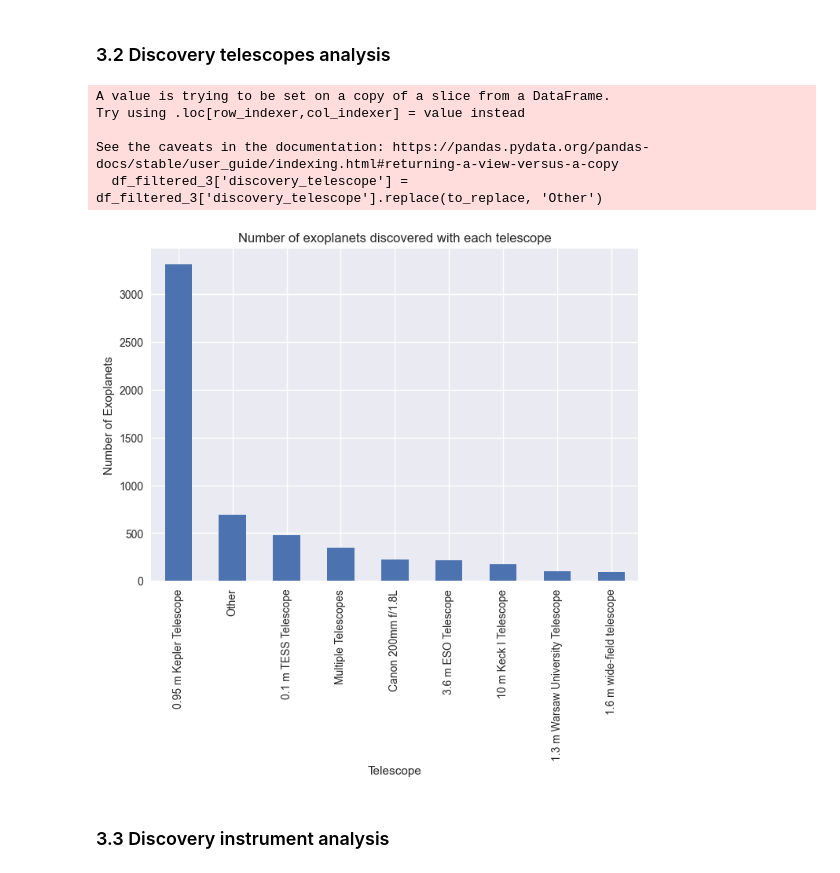
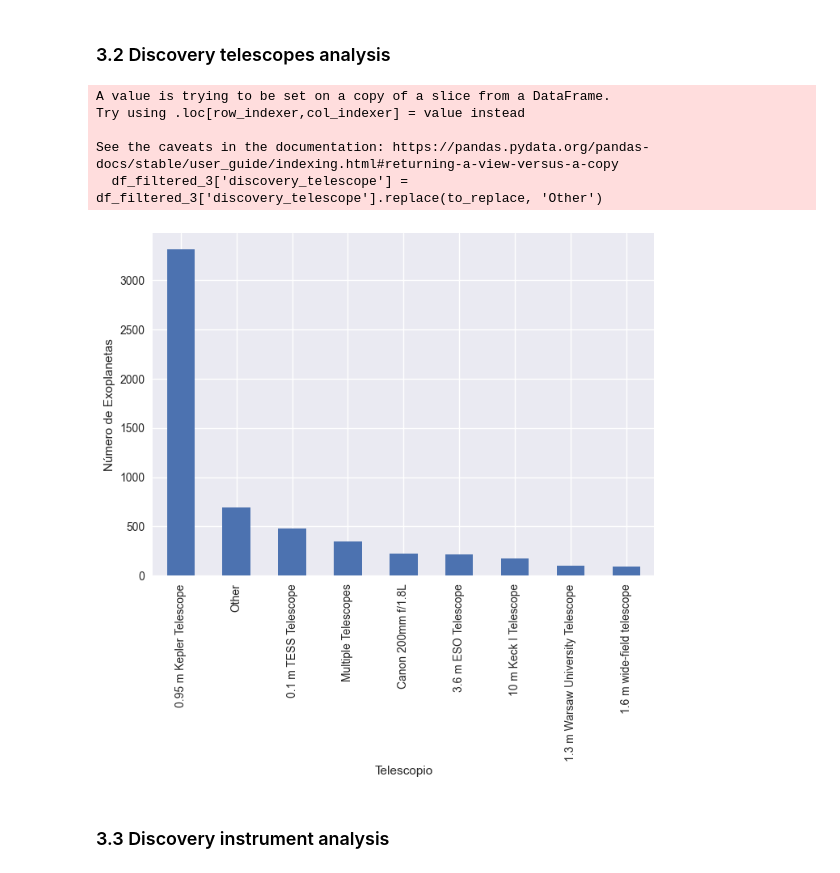
Before and after one commit to albertoseleto/exoplanets-classifier, a Jupyter notebook: thesis.ipynb, the cells around one changed output. Saved outputs shown, nothing was run; the diff lists cells and outputs as text; code cells hidden in the pictures.

```diff
--- a/thesis.ipynb
+++ b/thesis.ipynb
@@ -178,27 +193,27 @@ Text(0, 0.5, 'Number of Stars in a System')
 # %%
 # Calculate value counts
 value_counts = df_filtered_3['discovery_telescope'].value_counts()
 
 # Identify values with counts less than 85
 to_replace = value_counts[value_counts < 85].index
 
 # Replace these values with "Other"
 df_filtered_3['discovery_telescope'] = df_filtered_3['discovery_telescope'].replace(to_replace, 'Other')
 
 # Plot the updated value counts
-df_filtered_3['discovery_telescope'].value_counts().plot.bar(title='Number of exoplanets discovered with each telescope')
-plt.xlabel('Telescope')
-plt.ylabel('Number of Exoplanets')
+df_filtered_3['discovery_telescope'].value_counts().plot.bar()
+plt.xlabel('Telescopio')
+plt.ylabel('Número de Exoplanetas')
 plt.show()
 # Canon 200mm f/1.8L marked as discovery_telescope in two different projects, thats why its the second most used telescope
 # https://science.nasa.gov/mission/kepler/
 # %% [output]
 A value is trying to be set on a copy of a slice from a DataFrame.
 Try using .loc[row_indexer,col_indexer] = value instead
 
 See the caveats in the documentation: https://pandas.pydata.org/pandas-docs/stable/user_guide/indexing.html#returning-a-view-versus-a-copy
   df_filtered_3['discovery_telescope'] = df_filtered_3['discovery_telescope'].replace(to_replace, 'Other')
-[figure, old version]
+[figure, new version]
 # %% [markdown]
 ### 3.3 Discovery instrument analysis
 # %%
```
Also changed, not shown: parts of 10 cells of this notebook.
